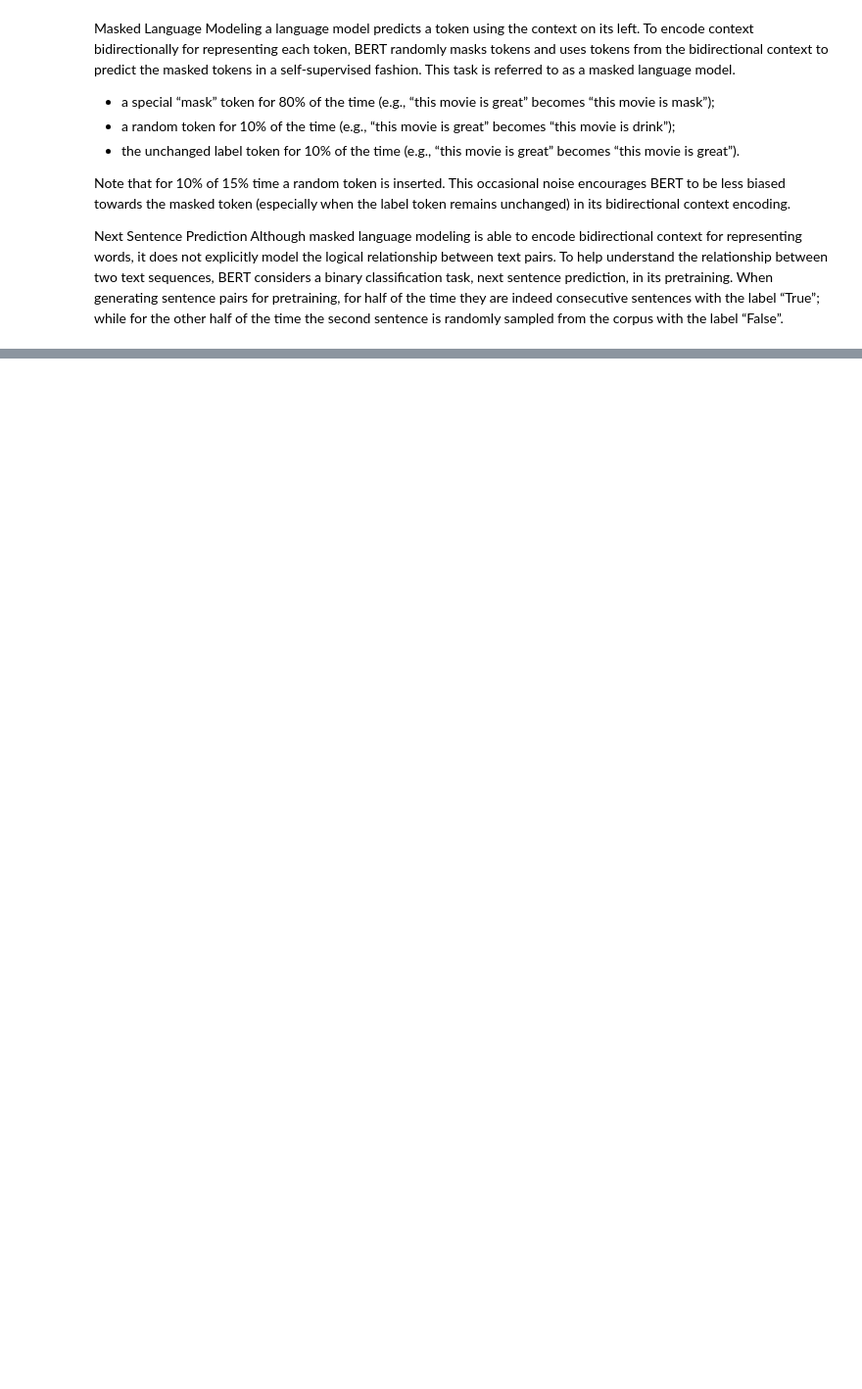
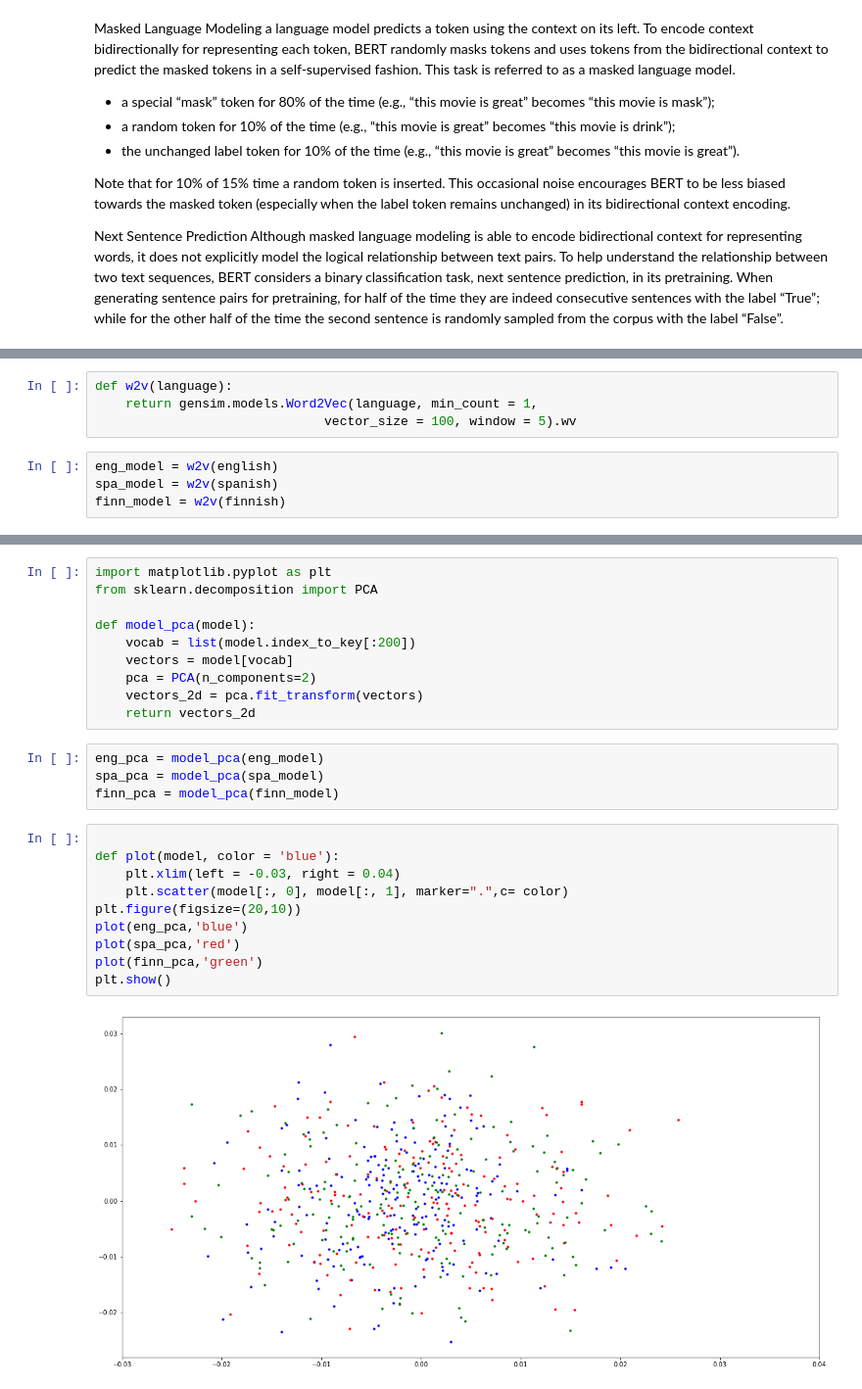
Before and after one commit to arif-cakir/bitirme-not-defteri, a Jupyter notebook: Summary Spring.ipynb, the cells around one changed output, grey strips where cells are left out. Shown at 98% size. Saved outputs shown, nothing was run; the diff lists cells and outputs as text; blank space fills up the shorter version.

```diff
--- a/Summary Spring.ipynb
+++ b/Summary Spring.ipynb
@@ -54,0 +97,8 @@ Although masked language modeling is able to encode bidirectional context for re
+# %%
+def w2v(language):
+    return gensim.models.Word2Vec(language, min_count = 1,
+                              vector_size = 100, window = 5).wv
+# %%
+eng_model = w2v(english)
+spa_model = w2v(spanish)
+finn_model = w2v(finnish)
@@ -54,0 +141,26 @@ Although masked language modeling is able to encode bidirectional context for re
+# %%
+import matplotlib.pyplot as plt
+from sklearn.decomposition import PCA
+
+def model_pca(model):
+    vocab = list(model.index_to_key[:200])
+    vectors = model[vocab]
+    pca = PCA(n_components=2)
+    vectors_2d = pca.fit_transform(vectors)
+    return vectors_2d
+# %%
+eng_pca = model_pca(eng_model)
+spa_pca = model_pca(spa_model)
+finn_pca = model_pca(finn_model)
+# %%
+
+def plot(model, color = 'blue'):
+    plt.xlim(left = -0.03, right = 0.04)
+    plt.scatter(model[:, 0], model[:, 1], marker=".",c= color)
+plt.figure(figsize=(20,10))
+plot(eng_pca,'blue')
+plot(spa_pca,'red')
+plot(finn_pca,'green')
+plt.show()
+# %% [output]
+[figure, added]
```
Also changed, not shown: parts of 15 cells of this notebook.
